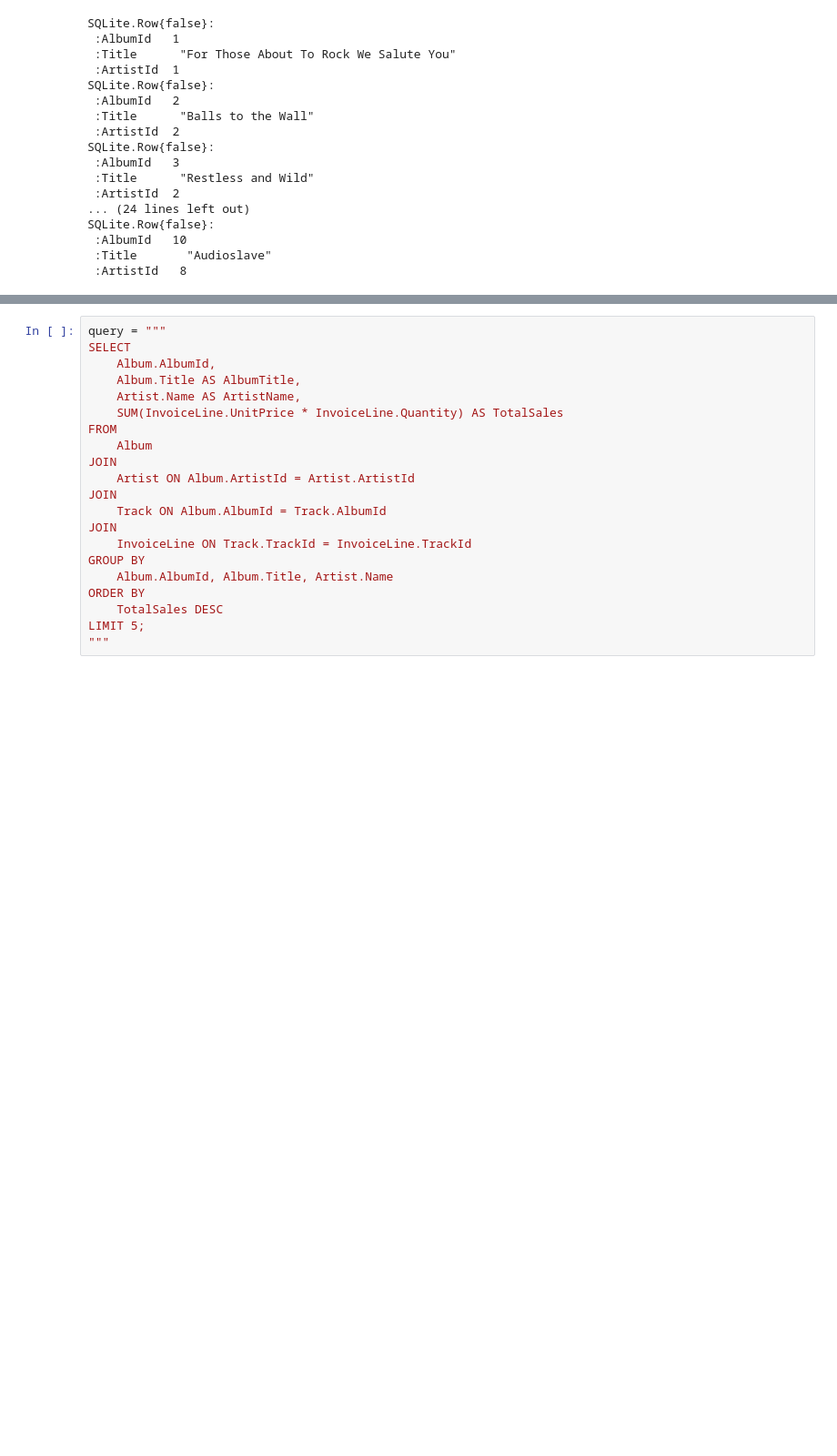
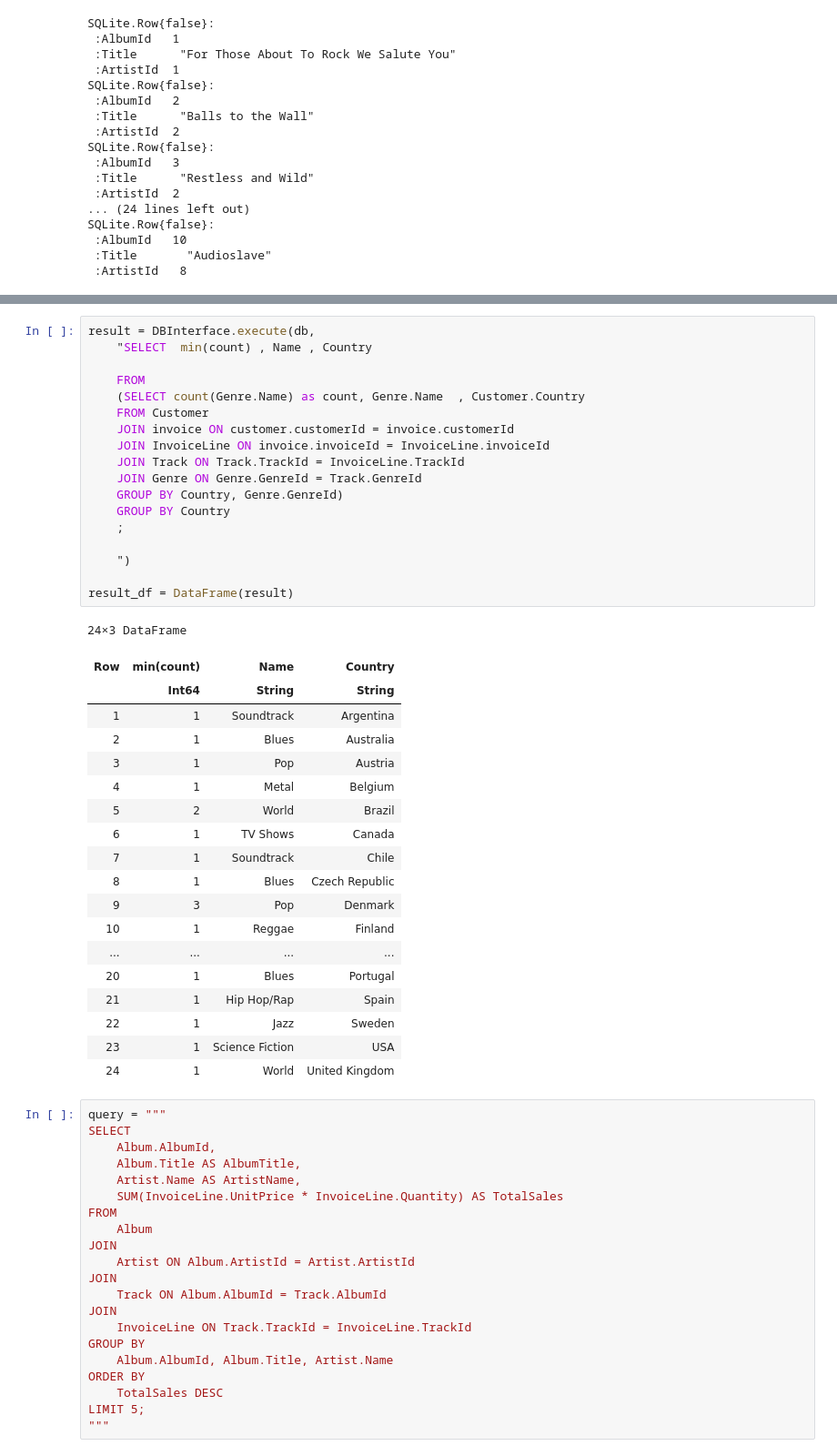
Before and after one commit to mantzaris/JuliaLang_Yeah_Yeah_Yeah, a Jupyter notebook: 06DataBase/Chinook.ipynb, the cells around one changed output, grey strips where cells are left out. Shown: that part at 91% size. Saved outputs shown, nothing was run; the diff lists cells and outputs as text; blank space fills up the shorter version.

```diff
--- a/06DataBase/Chinook.ipynb
+++ b/06DataBase/Chinook.ipynb
@@ -70,3 +276,41 @@ df = DataFrame(result)
+# %%
+result = DBInterface.execute(db,
+    "SELECT  min(count) , Name , Country
+
+    FROM
+    (SELECT count(Genre.Name) as count, Genre.Name  , Customer.Country
+    FROM Customer
+    JOIN invoice ON customer.customerId = invoice.customerId
+    JOIN InvoiceLine ON invoice.invoiceId = InvoiceLine.invoiceId
+    JOIN Track ON Track.TrackId = InvoiceLine.TrackId
+    JOIN Genre ON Genre.GenreId = Track.GenreId
+    GROUP BY Country, Genre.GenreId)
+    GROUP BY Country
+    ;
+
+    ")
+
+result_df = DataFrame(result)
+# %% [output]
+24×3 DataFrame
+| Row | min(count) | Name | Country |
+|  | Int64 | String | String |
+| 1 | 1 | Soundtrack | Argentina |
+| 2 | 1 | Blues | Australia |
+| 3 | 1 | Pop | Austria |
+| 4 | 1 | Metal | Belgium |
+| 5 | 2 | World | Brazil |
+| 6 | 1 | TV Shows | Canada |
+| 7 | 1 | Soundtrack | Chile |
+| 8 | 1 | Blues | Czech Republic |
+| 9 | 3 | Pop | Denmark |
+| 10 | 1 | Reggae | Finland |
+| ... | ... | ... | ... |
+| 20 | 1 | Blues | Portugal |
+| 21 | 1 | Hip Hop/Rap | Spain |
+| 22 | 1 | Jazz | Sweden |
+| 23 | 1 | Science Fiction | USA |
+| 24 | 1 | World | United Kingdom |
 # %%
 query = """
 SELECT
```
Also changed, not shown: parts of 14 cells of this notebook, 1 other file.
